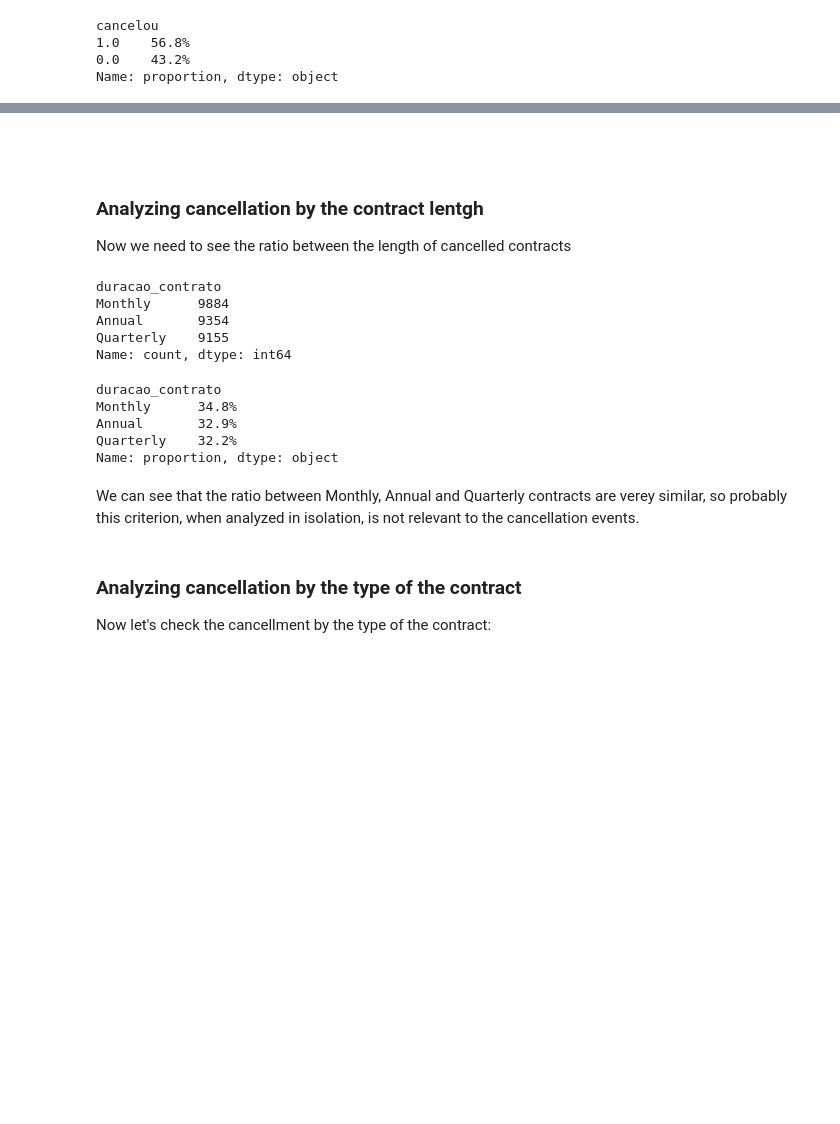
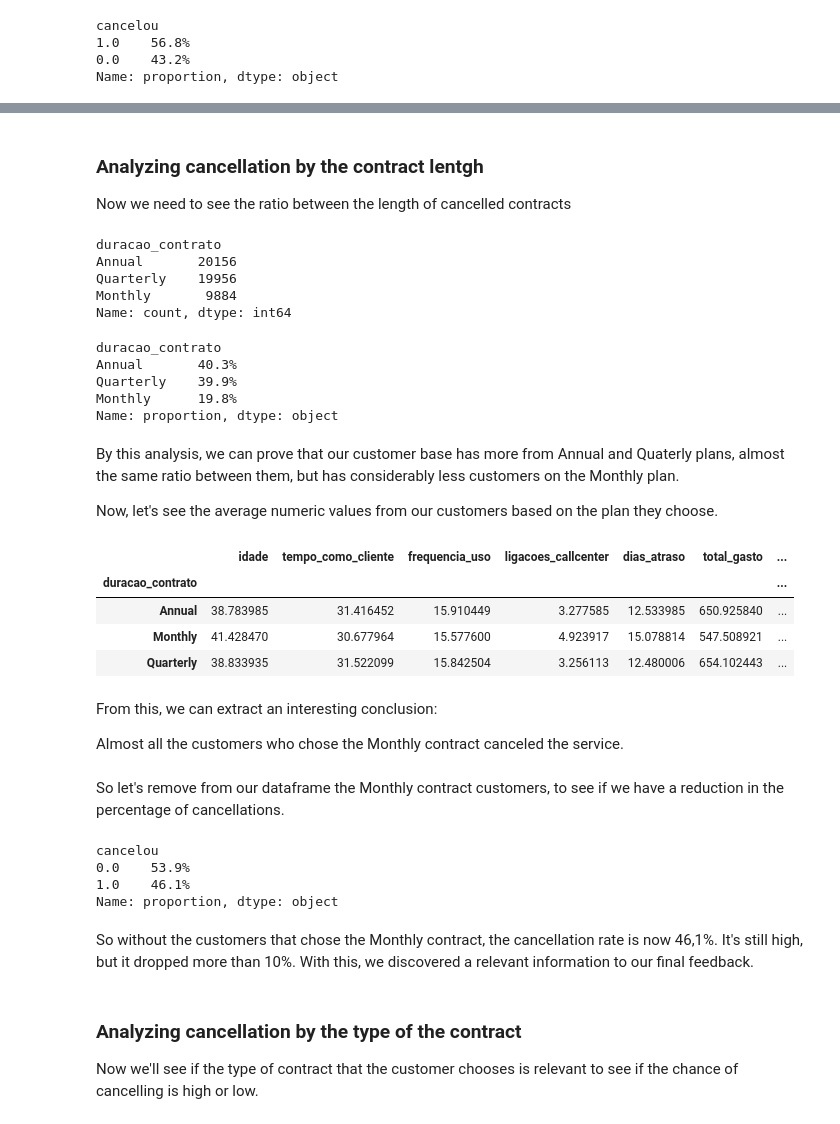
Before and after one commit to pedrocfontenele/Analyzing-Churn-of-an-Internet-Service-Provider, a Jupyter notebook: Untitled-1.ipynb, the cells around one changed output, grey strips where cells are left out. Saved outputs shown, nothing was run; the diff lists cells and outputs as text; code cells hidden in the pictures; blank space fills up the shorter version.

```diff
--- a/Untitled-1.ipynb
+++ b/Untitled-1.ipynb
@@ -192,27 +174,52 @@ display(cancel_base)
-# %% [markdown]
-###
 # %% [markdown]
 ### Analyzing cancellation by the contract lentgh
 
 Now we need to see the ratio between the length of cancelled contracts
 # %%
-display (cancel_base['duracao_contrato'].value_counts())
-display (cancel_base['duracao_contrato'].value_counts(normalize=True).map('{:.1%}'.format))
+display (db['duracao_contrato'].value_counts())
+display (db['duracao_contrato'].value_counts(normalize=True).map('{:.1%}'.format))
 # %% [output]
 duracao_contrato
-Monthly      9884
-Annual       9354
-Quarterly    9155
+Annual       20156
+Quarterly    19956
+Monthly       9884
 Name: count, dtype: int64
 duracao_contrato
-Monthly      34.8%
-Annual       32.9%
-Quarterly    32.2%
+Annual       40.3%
+Quarterly    39.9%
+Monthly      19.8%
 Name: proportion, dtype: object
-# %% [markdown]
-We can see that the ratio between Monthly, Annual and Quarterly contracts are verey similar, so probably this criterion, when analyzed in isolation, is not relevant to the cancellation events.
+# %% [markdown]
+By this analysis, we can prove that our customer base has more from Annual and Quaterly plans, almost the same ratio between them, but has considerably less customers on the Monthly plan.
+
+Now, let's see the average numeric values from our customers based on the plan they choose.
+# %%
+display(db.groupby('duracao_contrato').mean(numeric_only=True))
+# %% [output]
+|  | idade | tempo_como_cliente | frequencia_uso | ligacoes_callcenter | dias_atraso | total_gasto | ... |
+| duracao_contrato |  |  |  |  |  |  | ... |
+| Annual | 38.783985 | 31.416452 | 15.910449 | 3.277585 | 12.533985 | 650.925840 | ... |
+| Monthly | 41.428470 | 30.677964 | 15.577600 | 4.923917 | 15.078814 | 547.508921 | ... |
+| Quarterly | 38.833935 | 31.522099 | 15.842504 | 3.256113 | 12.480006 | 654.102443 | ... |
+# %% [markdown]
+From this, we can extract an interesting conclusion:
+
+Almost all the customers who chose the Monthly contract canceled the service.
+# %% [markdown]
+So let's remove from our dataframe the Monthly contract customers, to see if we have a reduction in the percentage of cancellations.
+# %%
+db2=db[db['duracao_contrato']!='Monthly']
+
+display(db2['cancelou'].value_counts(normalize=True).map('{:.1%}'.format))
+# %% [output]
+cancelou
+0.0    53.9%
+1.0    46.1%
+Name: proportion, dtype: object
+# %% [markdown]
+So without the customers that chose the Monthly contract, the cancellation rate is now 46,1%. It's still high, but it dropped more than 10%. With this, we discovered a relevant information to our final feedback.
 # %% [markdown]
 ### Analyzing cancellation by the type of the contract
 
-Now let's check the cancellment by the type of the contract:
+Now we'll see if the type of contract that the customer chooses is relevant to see if the chance of cancelling is high or low.
 # %%
```
Also changed, not shown: parts of 9 cells of this notebook.
